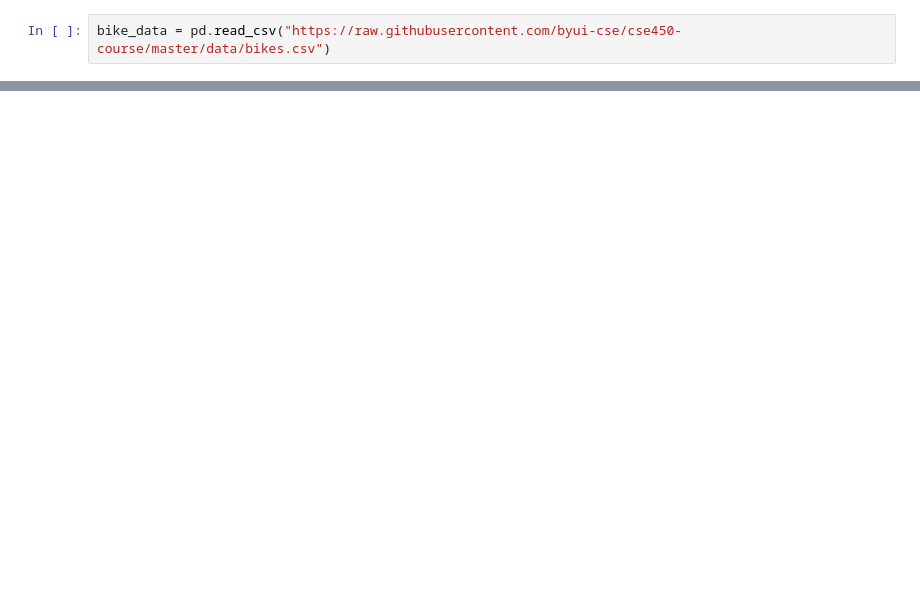
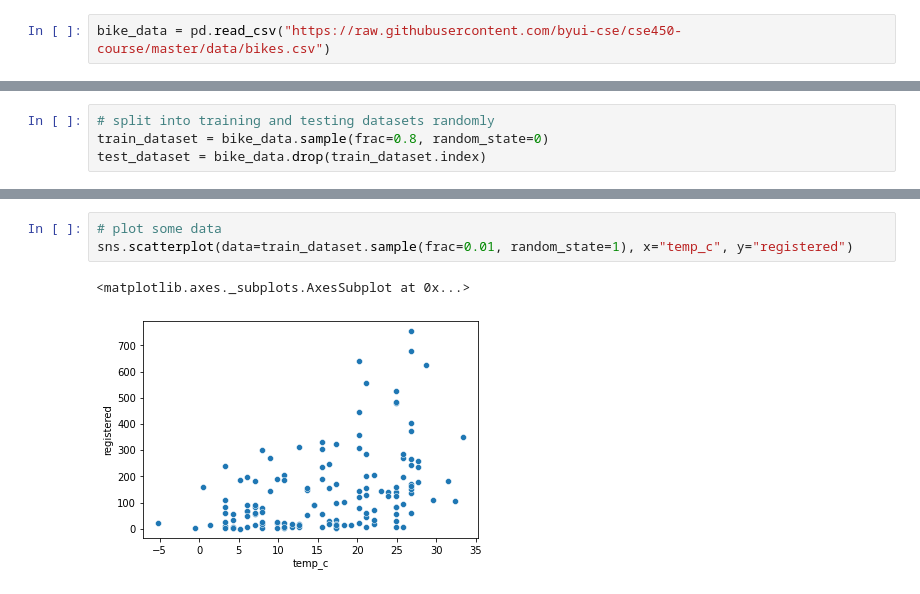
Before and after one commit to tylercraigc4/machine-learning, a Jupyter notebook: module5/tyler_c_module_5.ipynb, the cells around one changed output, grey strips where cells are left out. Drawn from its saved outputs; the diff is of its cells as text; blank space fills up the shorter version.

```diff
--- a/module5/tyler_c_module_5.ipynb
+++ b/module5/tyler_c_module_5.ipynb
@@ -15,0 +83,4 @@ bike_data.head()
+# %%
+# split into training and testing datasets randomly
+train_dataset = bike_data.sample(frac=0.8, random_state=0)
+test_dataset = bike_data.drop(train_dataset.index)
@@ -15,0 +109,6 @@ bike_data.head()
+# %%
+# plot some data
+sns.scatterplot(data=train_dataset.sample(frac=0.01, random_state=1), x="temp_c", y="registered")
+# %% [output]
+<matplotlib.axes._subplots.AxesSubplot at 0x...>
+[figure, added]
```
Also changed, not shown: parts of 20 cells of this notebook, 1 other file.
